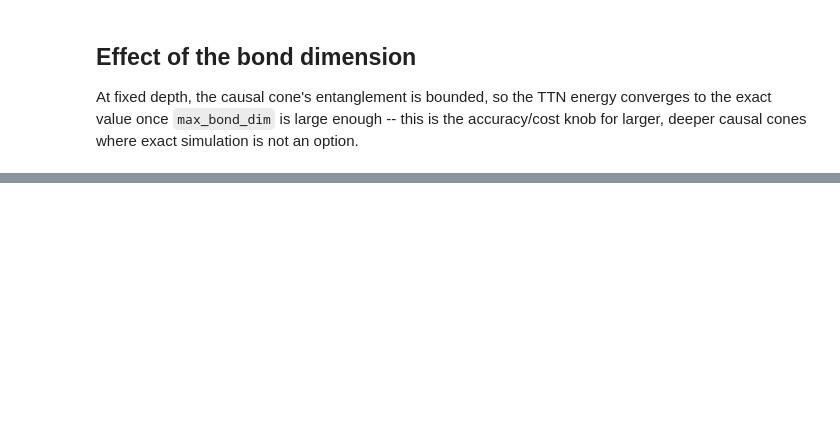
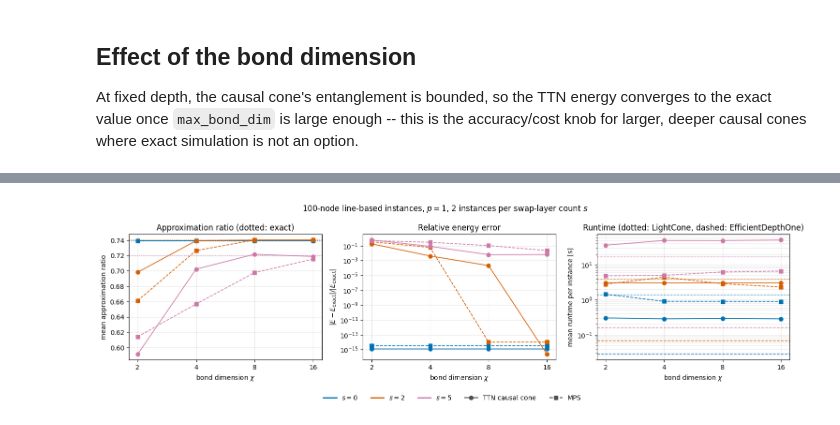
Before and after one commit to Joel323/qaoa_training_pipeline, a Jupyter notebook: how_tos/ttn_causal_cone_qaoa.ipynb, the cells around one changed output, grey strips where cells are left out. Drawn from its saved outputs; the diff is of its cells as text; code cells hidden in the pictures; blank space fills up the shorter version.

```diff
--- a/how_tos/ttn_causal_cone_qaoa.ipynb
+++ b/how_tos/ttn_causal_cone_qaoa.ipynb
@@ -319,0 +689,69 @@ Two caveats when re-running this. The TTN error sits at the floor because a dept
+# %%
+import matplotlib.pyplot as plt
+from matplotlib.lines import Line2D
+
+SWAP_COLORS = {0: "#0072B2", 2: "#D55E00", 5: "#CC79A7", 10: "#009E73"}
+METHOD_STYLES = {
+    "TTN causal cone": {"marker": "o", "linestyle": "-"},
+    "MPS": {"marker": "s", "linestyle": "--"},
+}
+ERROR_FLOOR = 1e-16  # exact evaluators would fall off a log axis otherwise
+
+
+def mean_over_instances(method, k, chi, field):
+    values = [r[field] for r in line_records
+              if r["method"] == method and r["swap_layers"] == k and r["chi"] == chi]
+    return np.mean(values) if values else np.nan
+
+
+fig, (ax_ratio, ax_error, ax_time) = plt.subplots(1, 3, figsize=(15, 4.4))
+
+for k in SWAP_LAYER_COUNTS:
+    color = SWAP_COLORS.get(k, "0.4")
+
+    for method, style in METHOD_STYLES.items():
+        ratios = [mean_over_instances(method, k, chi, "approx_ratio") for chi in LINE_BOND_DIMS]
+        errors = [max(mean_over_instances(method, k, chi, "rel_error"), ERROR_FLOOR)
+                  for chi in LINE_BOND_DIMS]
+        runtimes = [mean_over_instances(method, k, chi, "runtime") for chi in LINE_BOND_DIMS]
+
+        for axis, values in ((ax_ratio, ratios), (ax_error, errors), (ax_time, runtimes)):
+            axis.plot(LINE_BOND_DIMS, values, color=color, markersize=6, linewidth=1.2, **style)
+
+    # chi-independent references: exact approximation ratio, and the runtime of the two exact
+    # evaluators (LightCone is absent for the groups whose cones grew past the qubit limit).
+    exact_ratio = np.mean([r["exact_approx_ratio"] for r in line_records if r["swap_layers"] == k])
+    ax_ratio.axhline(exact_ratio, color=color, lw=1, ls=":")
+
+    for method, dashes in (("LightCone", (1, 1)), ("EfficientDepthOne", (4, 2))):
+        runtime = mean_over_instances(method, k, None, "runtime")
+        if not np.isnan(runtime):
+            ax_time.axhline(runtime, color=color, lw=1, dashes=dashes)
+
+ax_ratio.set_ylabel("mean approximation ratio")
+ax_ratio.set_title("Approximation ratio (dotted: exact)")
+ax_error.set_ylabel(r"$|E - E_\mathrm{exact}| / |E_\mathrm{exact}|$")
+ax_error.set_title("Relative energy error")
+ax_error.set_yscale("log")
+ax_time.set_ylabel("mean runtime per instance [s]")
+ax_time.set_title("Runtime (dotted: LightCone, dashed: EfficientDepthOne)")
+ax_time.set_yscale("log")
+
+for axis in (ax_ratio, ax_error, ax_time):
+    axis.set_xlabel(r"bond dimension $\chi$")
+    axis.set_xscale("log", base=2)
+    axis.set_xticks(LINE_BOND_DIMS, [str(chi) for chi in LINE_BOND_DIMS])
+    axis.grid(alpha=0.3, which="both")
+
+fig.legend(
+    handles=[Line2D([0], [0], color=SWAP_COLORS.get(k, "0.4"), lw=2, label=f"$s={k}$")
+             for k in SWAP_LAYER_COUNTS]
+    + [Line2D([0], [0], color="0.3", label=name, markersize=6, **style)
+       for name, style in METHOD_STYLES.items()],
+    loc="lower center", ncol=len(SWAP_LAYER_COUNTS) + len(METHOD_STYLES), frameon=False,
+)
+fig.suptitle(f"100-node line-based instances, $p={LINE_DEPTH}$, "
+             f"{NUM_LINE_INSTANCES} instances per swap-layer count $s$")
+fig.tight_layout(rect=(0, 0.08, 1, 1))
+# %% [output]
+[figure, added]
```
Also changed, not shown: parts of 18 cells of this notebook.
